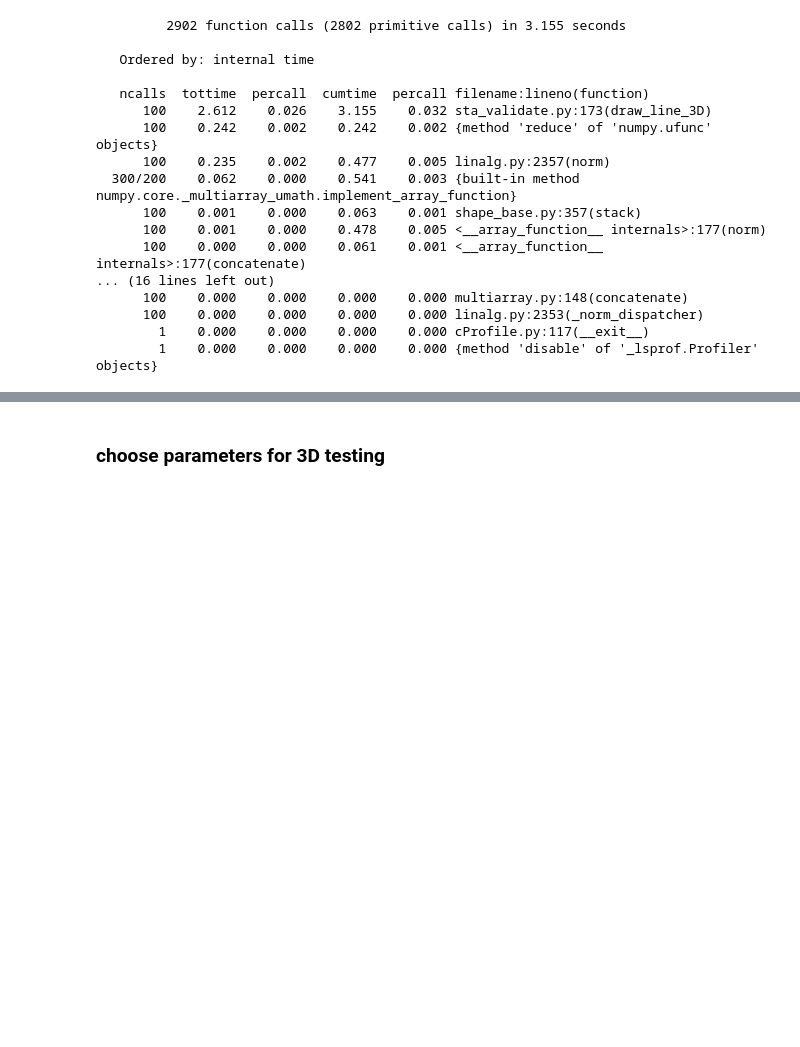
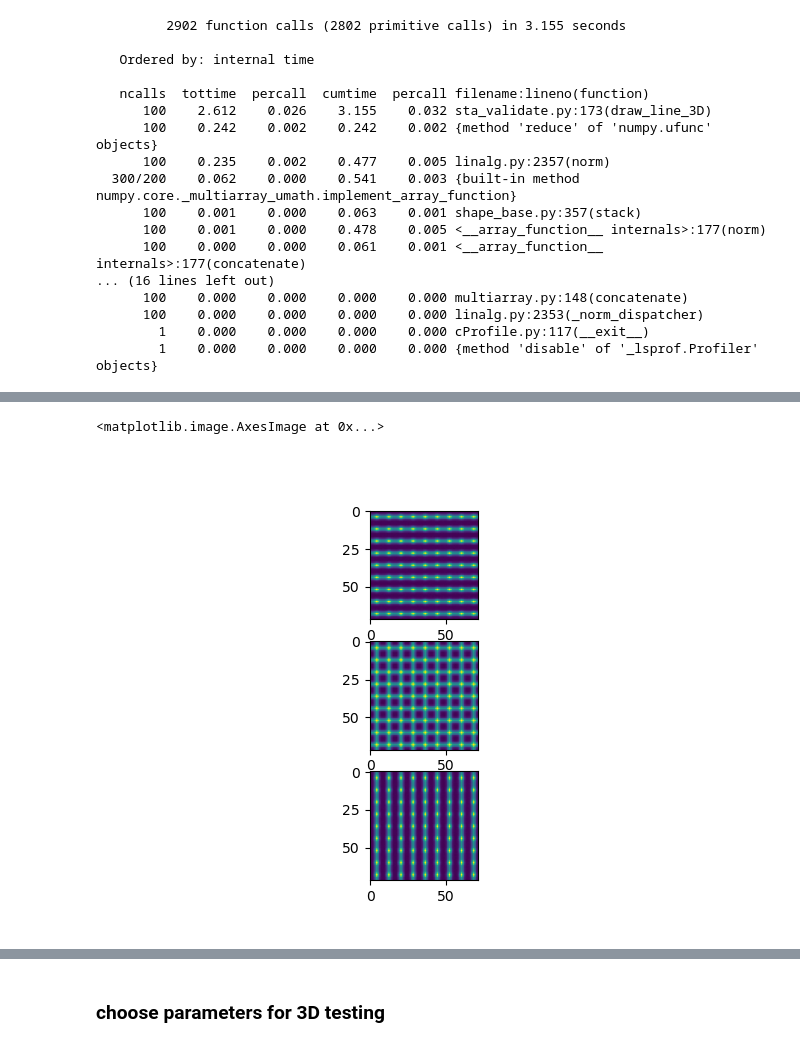
Before and after one commit to BrysonGray/fibermetric, a Jupyter notebook: notebooks/phantom_tests.ipynb, the cells around one changed output, grey strips where cells are left out. Saved outputs shown, nothing was run; the diff lists cells and outputs as text; code cells hidden in the pictures; blank space fills up the shorter version.

```diff
--- a/notebooks/phantom_tests.ipynb
+++ b/notebooks/phantom_tests.ipynb
@@ -256,7 +260,7 @@ print(grid_vectors)
 ### profiling phantom test
 # %%
 with cProfile.Profile() as pr:
-    error = sta_validate.phantom_test(derivative_sigma=0.5, tensor_sigma=1.0, period=10, nI=[64,64,64], grid_thetas=[[3*np.pi/2,0], [np.pi/3,np.pi/6]], display=False, return_all=False)
+    error = sta_validate.phantom_test(derivative_sigma=0.5, tensor_sigma=1.0, period=10, nI=(128,128,128), grid_thetas=[[3*np.pi/2,0], [np.pi/3,np.pi/6]], display=False, return_all=False)
     print(error)
     pr.print_stats(sort='tottime')
 # %% [output]
@@ -291,17 +295,3 @@ direction = np.array([np.cos(theta), np.sin(theta)*np.cos(phi), np.sin(theta)*np
 point = (32,32,32)
 inv_sigma = np.array([[1.0, 0.],
                       [0., 1.0]])
-norm = 2*np.pi * np.sqrt(np.sum(1/np.diag(inv_sigma)))
-with cProfile.Profile() as pr:
-    for i in range(100):
-        projection = (XI - point) - ((XI - point)@direction.T)*direction
-        xy_dist = np.linalg.norm(projection[...,1:], axis=-1)
-        z_dist = projection[...,0]
-        dist = np.stack([z_dist,xy_dist],-1)[...,None,:]
-        line = np.exp(-0.5 * dist @ inv_sigma @ dist.transpose(0,1,2,4,3)).squeeze() / norm
-        I += line
-        if display == True:
-            line_label = np.where(line[...,None] > line_thresh, angles, [0.0,0.0])
-            labels += line_label
-
-    pr.print_stats(sort='tottime')
@@ -339,6 +297,0 @@ def draw_line_3D(I, XI, direction, point, inv_sigma, norm, labels=None, line_thr
-# %%
-with cProfile.Profile() as pr:
-    for i in range(100):
-        I, _ = draw_line_3D(I, XI , direction, point, inv_sigma, norm)
-
-pr.print_stats(sort='tottime')
@@ -384,3 +319,11 @@ pr.print_stats(sort='tottime')
       100    0.000    0.000    0.000    0.000 linalg.py:2353(_norm_dispatcher)
         1    0.000    0.000    0.000    0.000 cProfile.py:117(__exit__)
         1    0.000    0.000    0.000    0.000 {method 'disable' of '_lsprof.Profiler' objects}
+# %%
+shape = [72,72,72]
+d = [shape[1]/shape[0], 1.0, 1.0]
+x = [np.arange(n)*di for n,di in zip(shape,d)]
+angles = [[np.pi/2,np.pi/2], [0.0, 0.0]]
+with cProfile.Profile() as pr:
+        phantom = sta_validate.make_phantom(x, angles, period=8, width=1.0, noise=0.001, display=False, return_labels=False)
+pr.print_stats(sort='tottime')
@@ -386,0 +348,8 @@ pr.print_stats(sort='tottime')
+# %%
+fig,ax = plt.subplots(3)
+ax[0].imshow(phantom[36,:,:])
+ax[1].imshow(phantom[:,36,:])
+ax[2].imshow(phantom[:,:,36])
+# %% [output]
+<matplotlib.image.AxesImage at 0x...>
+[figure, added]
```
Also changed, not shown: parts of 39 cells of this notebook, 10 other files.
